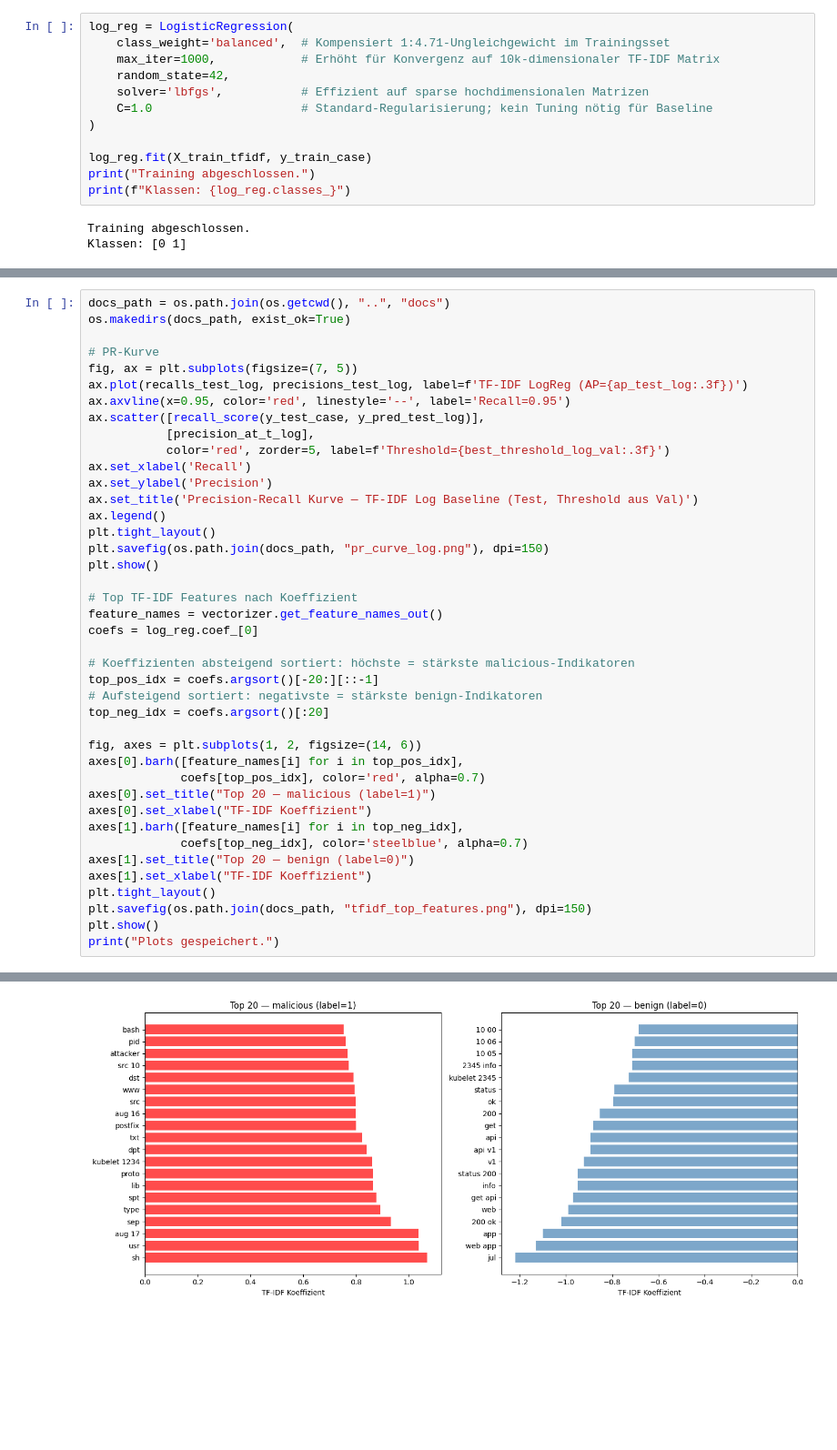
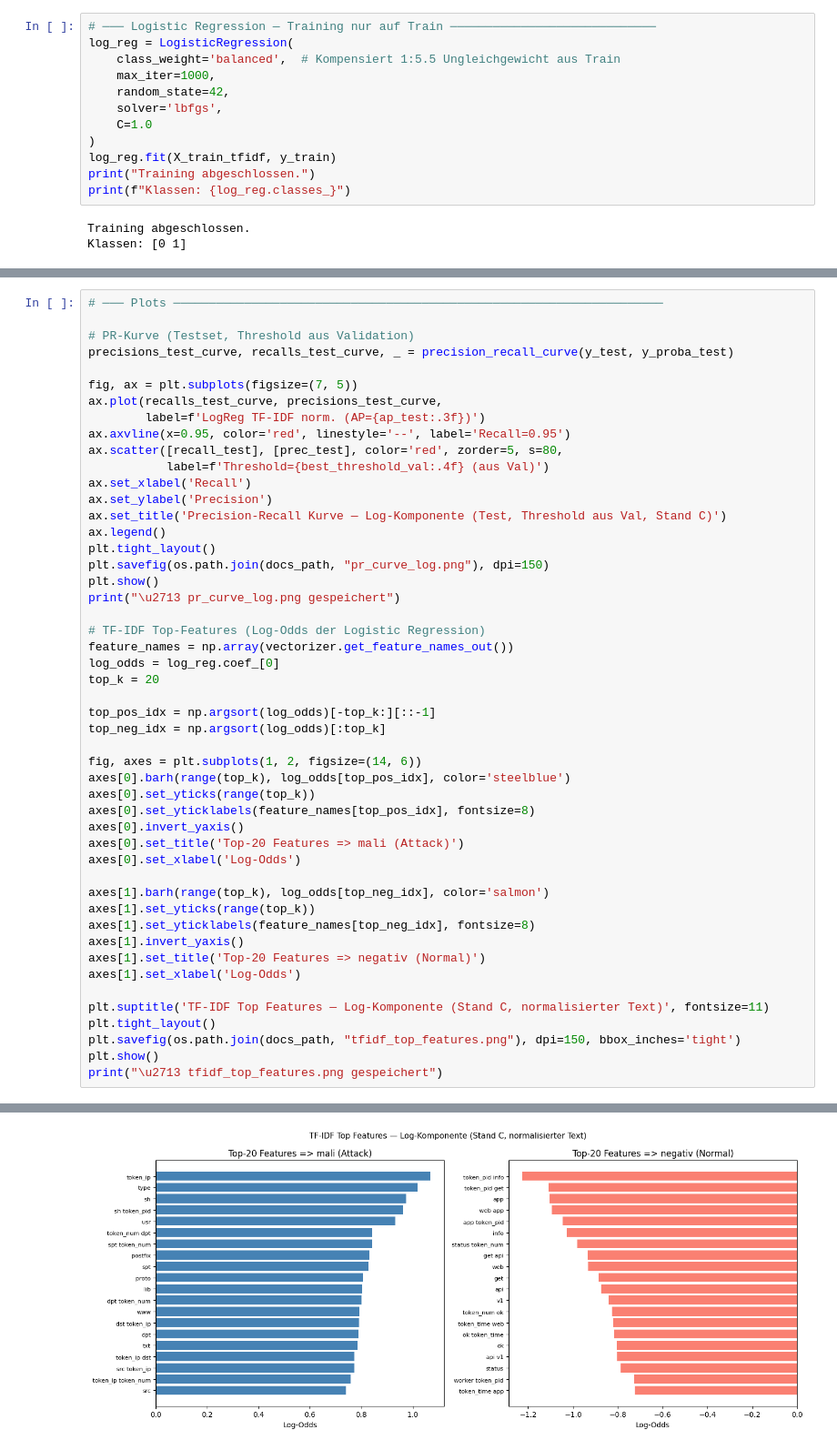
Before and after one commit to Nirosh04/bachelorarbeit-cloudanobench, a Jupyter notebook: notebooks/03_log_component.ipynb, the cells around one changed output, grey strips where cells are left out. Shown at 91% size. Cells and saved outputs as stored; diff of their text form; blank space fills up the shorter version.

Commit message:
Add log normalization and case-level log evaluation

```diff
--- a/notebooks/03_log_component.ipynb
+++ b/notebooks/03_log_component.ipynb
@@ -122,13 +297,13 @@ Test Matrix:      (253, 10000)
 # %%
+# ─── Logistic Regression — Training nur auf Train ─────────────────────────────
 log_reg = LogisticRegression(
-    class_weight='balanced',  # Kompensiert 1:4.71-Ungleichgewicht im Trainingsset
-    max_iter=1000,            # Erhöht für Konvergenz auf 10k-dimensionaler TF-IDF Matrix
+    class_weight='balanced',  # Kompensiert 1:5.5 Ungleichgewicht aus Train
+    max_iter=1000,
     random_state=42,
-    solver='lbfgs',           # Effizient auf sparse hochdimensionalen Matrizen
-    C=1.0                     # Standard-Regularisierung; kein Tuning nötig für Baseline
+    solver='lbfgs',
+    C=1.0
 )
-
-log_reg.fit(X_train_tfidf, y_train_case)
+log_reg.fit(X_train_tfidf, y_train)
 print("Training abgeschlossen.")
 print(f"Klassen: {log_reg.classes_}")
 # %% [output]
@@ -269,42 +467,50 @@ FPR norm: 0.2403  (31 FP von 129)
 # %%
-docs_path = os.path.join(os.getcwd(), "..", "docs")
-os.makedirs(docs_path, exist_ok=True)
+# ─── Plots ─────────────────────────────────────────────────────────────────────
 
-# PR-Kurve
+# PR-Kurve (Testset, Threshold aus Validation)
+precisions_test_curve, recalls_test_curve, _ = precision_recall_curve(y_test, y_proba_test)
+
 fig, ax = plt.subplots(figsize=(7, 5))
-ax.plot(recalls_test_log, precisions_test_log, label=f'TF-IDF LogReg (AP={ap_test_log:.3f})')
+ax.plot(recalls_test_curve, precisions_test_curve,
+        label=f'LogReg TF-IDF norm. (AP={ap_test:.3f})')
 ax.axvline(x=0.95, color='red', linestyle='--', label='Recall=0.95')
-ax.scatter([recall_score(y_test_case, y_pred_test_log)],
-           [precision_at_t_log],
-           color='red', zorder=5, label=f'Threshold={best_threshold_log_val:.3f}')
+ax.scatter([recall_test], [prec_test], color='red', zorder=5, s=80,
+           label=f'Threshold={best_threshold_val:.4f} (aus Val)')
 ax.set_xlabel('Recall')
 ax.set_ylabel('Precision')
-ax.set_title('Precision-Recall Kurve — TF-IDF Log Baseline (Test, Threshold aus Val)')
+ax.set_title('Precision-Recall Kurve — Log-Komponente (Test, Threshold aus Val, Stand C)')
 ax.legend()
 plt.tight_layout()
 plt.savefig(os.path.join(docs_path, "pr_curve_log.png"), dpi=150)
 plt.show()
+print("\u2713 pr_curve_log.png gespeichert")
 
-# Top TF-IDF Features nach Koeffizient
-feature_names = vectorizer.get_feature_names_out()
-coefs = log_reg.coef_[0]
+# TF-IDF Top-Features (Log-Odds der Logistic Regression)
+feature_names = np.array(vectorizer.get_feature_names_out())
+log_odds = log_reg.coef_[0]
+top_k = 20
 
-# Koeffizienten absteigend sortiert: höchste = stärkste malicious-Indikatoren
-top_pos_idx = coefs.argsort()[-20:][::-1]
-# Aufsteigend sortiert: negativste = stärkste benign-Indikatoren
-top_neg_idx = coefs.argsort()[:20]
+top_pos_idx = np.argsort(log_odds)[-top_k:][::-1]
+top_neg_idx = np.argsort(log_odds)[:top_k]
 
 fig, axes = plt.subplots(1, 2, figsize=(14, 6))
-axes[0].barh([feature_names[i] for i in top_pos_idx],
-             coefs[top_pos_idx], color='red', alpha=0.7)
-axes[0].set_title("Top 20 — malicious (label=1)")
-axes[0].set_xlabel("TF-IDF Koeffizient")
-axes[1].barh([feature_names[i] for i in top_neg_idx],
-             coefs[top_neg_idx], color='steelblue', alpha=0.7)
-axes[1].set_title("Top 20 — benign (label=0)")
-axes[1].set_xlabel("TF-IDF Koeffizient")
+axes[0].barh(range(top_k), log_odds[top_pos_idx], color='steelblue')
+axes[0].set_yticks(range(top_k))
+axes[0].set_yticklabels(feature_names[top_pos_idx], fontsize=8)
+axes[0].invert_yaxis()
+axes[0].set_title('Top-20 Features => mali (Attack)')
+axes[0].set_xlabel('Log-Odds')
+
+axes[1].barh(range(top_k), log_odds[top_neg_idx], color='salmon')
+axes[1].set_yticks(range(top_k))
+axes[1].set_yticklabels(feature_names[top_neg_idx], fontsize=8)
+axes[1].invert_yaxis()
+axes[1].set_title('Top-20 Features => negativ (Normal)')
+axes[1].set_xlabel('Log-Odds')
+
+plt.suptitle('TF-IDF Top Features — Log-Komponente (Stand C, normalisierter Text)', fontsize=11)
 plt.tight_layout()
-plt.savefig(os.path.join(docs_path, "tfidf_top_features.png"), dpi=150)
+plt.savefig(os.path.join(docs_path, "tfidf_top_features.png"), dpi=150, bbox_inches='tight')
 plt.show()
-print("Plots gespeichert.")
+print("\u2713 tfidf_top_features.png gespeichert")
 # %% [output]
@@ -312 +519 @@ print("Plots gespeichert.")
-[figure, old version]
+[figure, new version]
```
Also changed, not shown: parts of 15 cells of this notebook, 9 other files.
